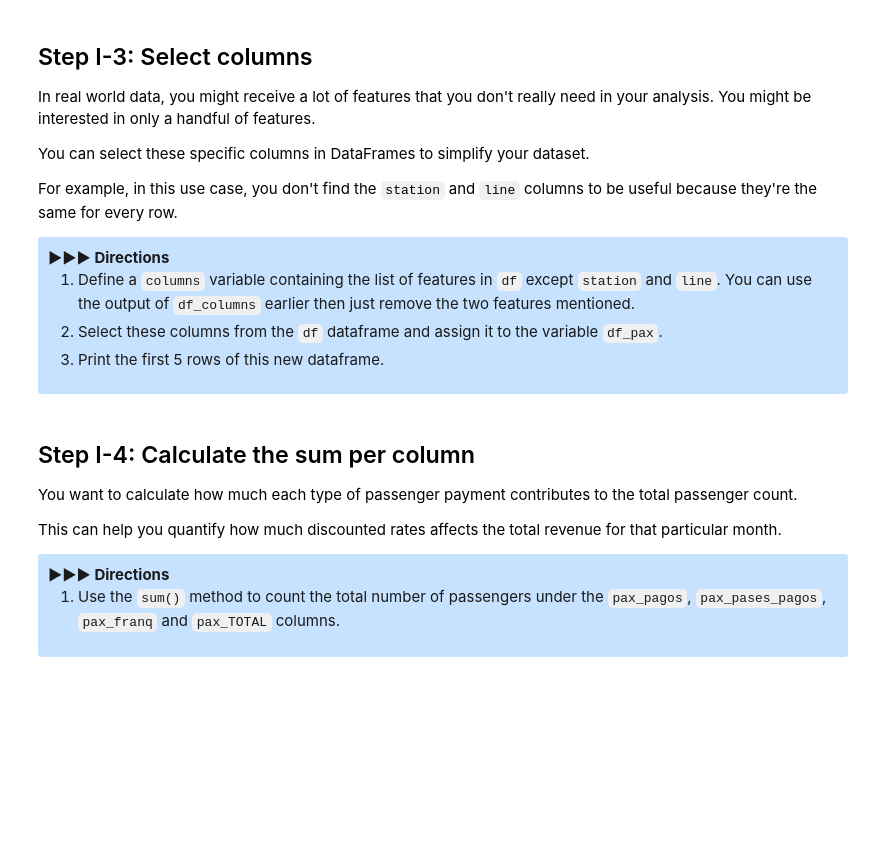
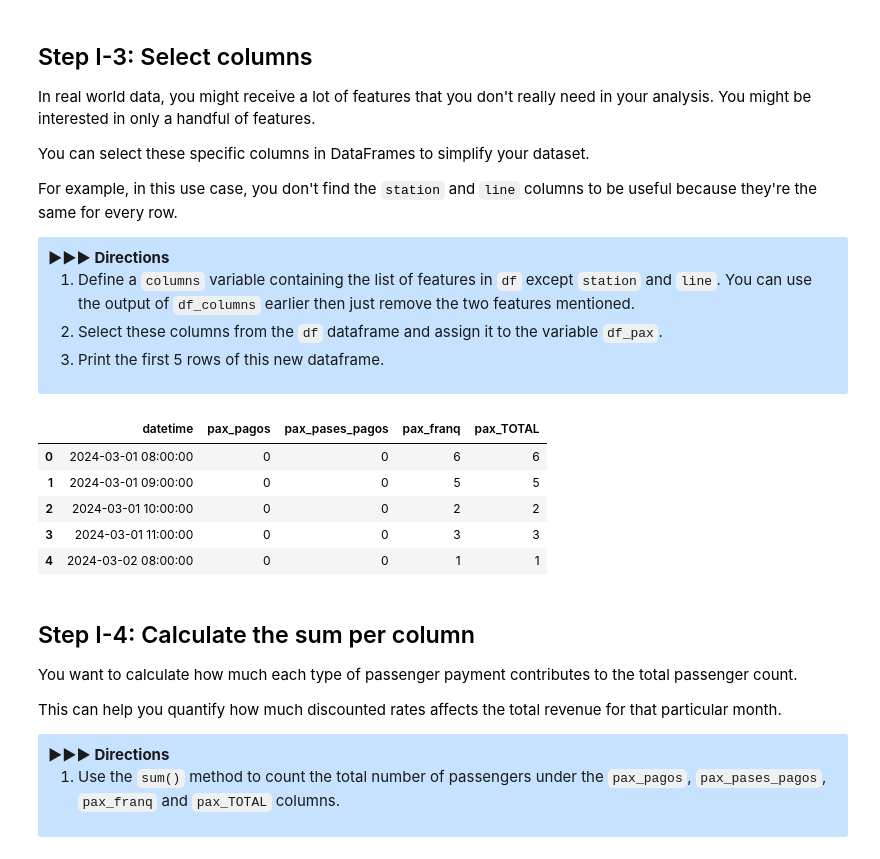
Before and after one commit to whatnirja/PyData2025, a Jupyter notebook: Lab_Week4_Pandas/Lab4_Exercise.ipynb, the cells around one changed output. Saved outputs shown, nothing was run; the diff lists cells and outputs as text; code cells hidden in the pictures; blank space fills up the shorter version.

```diff
--- a/Lab_Week4_Pandas/Lab4_Exercise.ipynb
+++ b/Lab_Week4_Pandas/Lab4_Exercise.ipynb
@@ -167,16 +167,23 @@ For example, in this use case, you don't find the `station` and `line` columns t
 # %%
 ### START CODE HERE ###
 
 # Get the list of features without `station` and `line`.
-columns = [None]
+columns = [col for col in df_columns if col not in ["station", "line"]]
 
 # Select the columns in the list above.
-df_pax = None
+df_pax = df[columns]
 
 # Preview the simplified DataFrame.
-None
+df_pax.head()
 
 ### END CODE HERE ###
+# %% [output]
+|  | datetime | pax_pagos | pax_pases_pagos | pax_franq | pax_TOTAL |
+| 0 | 2024-03-01 08:00:00 | 0 | 0 | 6 | 6 |
+| 1 | 2024-03-01 09:00:00 | 0 | 0 | 5 | 5 |
+| 2 | 2024-03-01 10:00:00 | 0 | 0 | 2 | 2 |
+| 3 | 2024-03-01 11:00:00 | 0 | 0 | 3 | 3 |
+| 4 | 2024-03-02 08:00:00 | 0 | 0 | 1 | 1 |
 # %% [markdown]
 
 ## Step I-4: Calculate the sum per column
```
Also changed, not shown: parts of 1 cell of this notebook.
